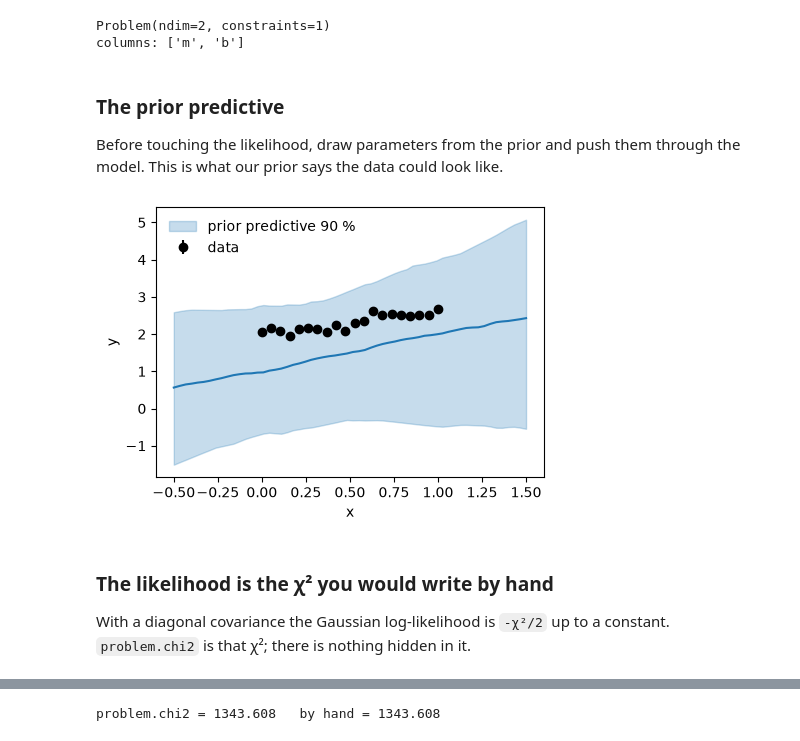
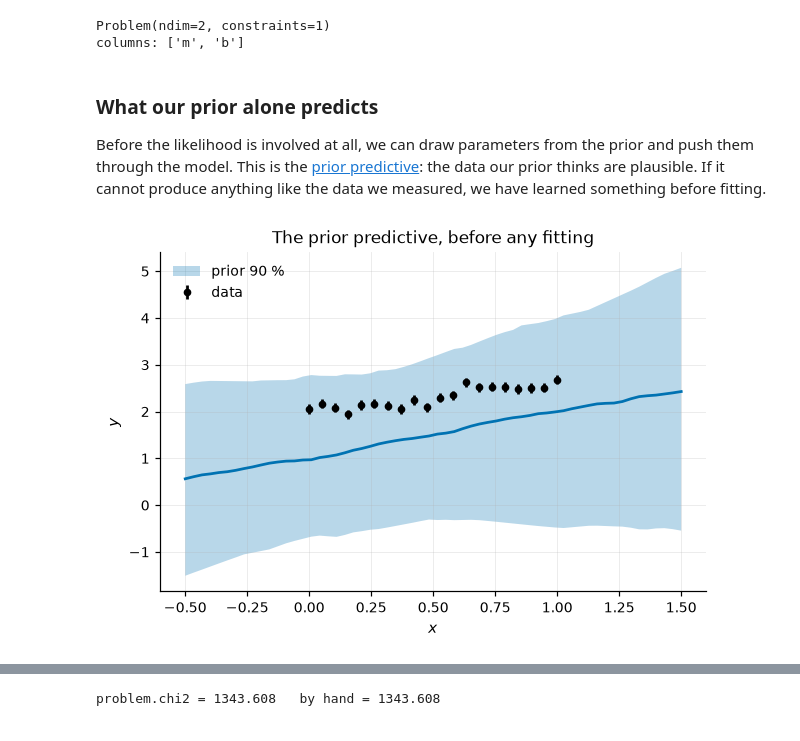
Before and after one commit to beykyle/rxmc, a Jupyter notebook: examples/linear_calibration.ipynb, the cells around one changed output, grey strips where cells are left out. Drawn from its saved outputs; the diff is of its cells as text; code cells hidden in the pictures.

```diff
--- a/examples/linear_calibration.ipynb
+++ b/examples/linear_calibration.ipynb
@@ -69,30 +95,32 @@ print("columns:", problem.names)
 Problem(ndim=2, constraints=1)
 columns: ['m', 'b']
 # %% [markdown]
-### The prior predictive
+### What our prior alone predicts
 
-Before touching the likelihood, draw parameters from the prior and push them
-through the model.  This is what our prior says the data could look like.
+Before the likelihood is involved at all, we can draw parameters from the prior
+and push them through the model.  This is the
+[prior predictive](https://en.wikipedia.org/wiki/Posterior_predictive_distribution#Prior_vs._posterior_predictive_distribution):
+the data our prior thinks are plausible.  If it cannot produce anything like
+the data we measured, we have learned something before fitting.
 # %%
 prior_draws = problem.sample_prior(200, rng=1)
 x_fine = np.linspace(-0.5, 1.5, 60)
-on_fine = line.bind(x_fine, {})  # the same model on a plotting grid
+on_fine = line.bind(x_fine)  # the same model on a plotting grid
 prior_curves = np.array(
     [on_fine(*s[problem.columns(line.params)]) for s in prior_draws]
 )
-lo, mid, hi = rx.predictive.predictive_band(prior_curves, levels=(5, 50, 95))
-
-fig, ax = plt.subplots(figsize=(5, 3.5))
-ax.fill_between(x_fine, lo, hi, color="C0", alpha=0.25, label="prior predictive 90 %")
-ax.plot(x_fine, mid, color="C0")
-ax.errorbar(data.x, data.y, data.y_err, fmt="o", color="k", label="data")
-ax.set(xlabel="x", ylabel="y")
-ax.legend(frameon=False)
-plt.show()
+prior_lo, prior_mid, prior_hi = rx.predictive.predictive_band(
+    prior_curves, levels=(5, 50, 95)
+)
-# %% [output]
-[figure, removed]
-# %% [markdown]
-### The likelihood is the χ² you would write by hand
-
-With a diagonal covariance the Gaussian log-likelihood is `-χ²/2` up to a
-constant.  `problem.chi2` is that χ²; there is nothing hidden in it.
+# %%
+fig, ax = plt.subplots()
+plotstyle.band(
+    ax, x_fine, prior_lo, prior_hi, color=plotstyle.COLOURS[0], label="prior 90 %"
+)
+ax.plot(x_fine, prior_mid, color=plotstyle.COLOURS[0])
+ax.errorbar(data.x, data.y, data.y_err, fmt="o", color="k", label="data")
+ax.set(xlabel="$x$", ylabel="$y$", title="The prior predictive, before any fitting")
+ax.legend()
+plt.show()
+# %% [output]
+[figure, added]
```
Also changed, not shown: parts of 22 cells of this notebook.
